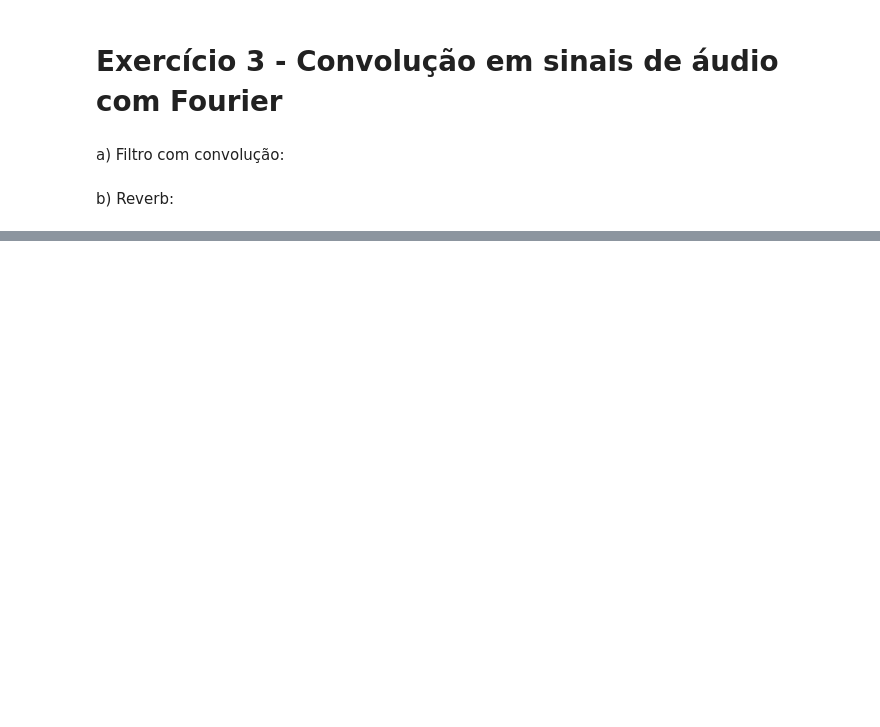
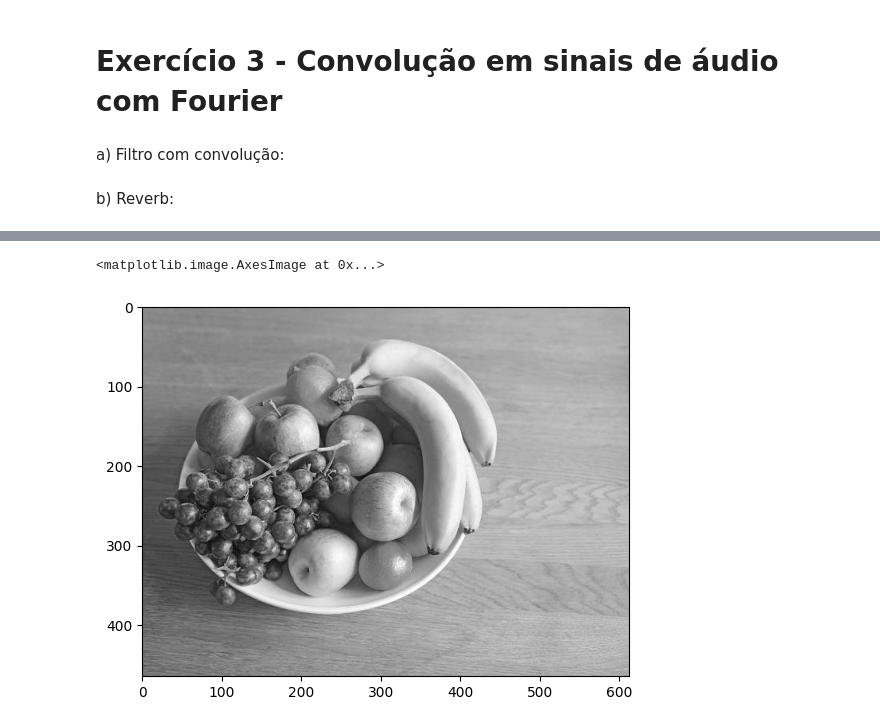
Before and after one commit to scrocha/visao-computacional-2024, a Jupyter notebook: Lista_04/Lista_04_Sillas.ipynb, the cells around one changed output, grey strips where cells are left out. Saved outputs shown, nothing was run; the diff lists cells and outputs as text; code cells hidden in the pictures; blank space fills up the shorter version.

```diff
--- a/Lista_04/Lista_04_Sillas.ipynb
+++ b/Lista_04/Lista_04_Sillas.ipynb
@@ -115,0 +127,15 @@ sd.play(audio_com_eco, fs)
+# %%
+def para_p_e_b(img:np.ndarray) -> np.ndarray:
+
+    p_e_b = np.mean(img, axis=2)
+
+    for i in range(3):
+        img[:,:,i] = p_e_b
+
+    return img
+
+frutas_pb = para_p_e_b(frutas)
+plt.imshow(frutas_pb)
+# %% [output]
+<matplotlib.image.AxesImage at 0x...>
+[figure, added]
```
Also changed, not shown: parts of 16 cells of this notebook.
